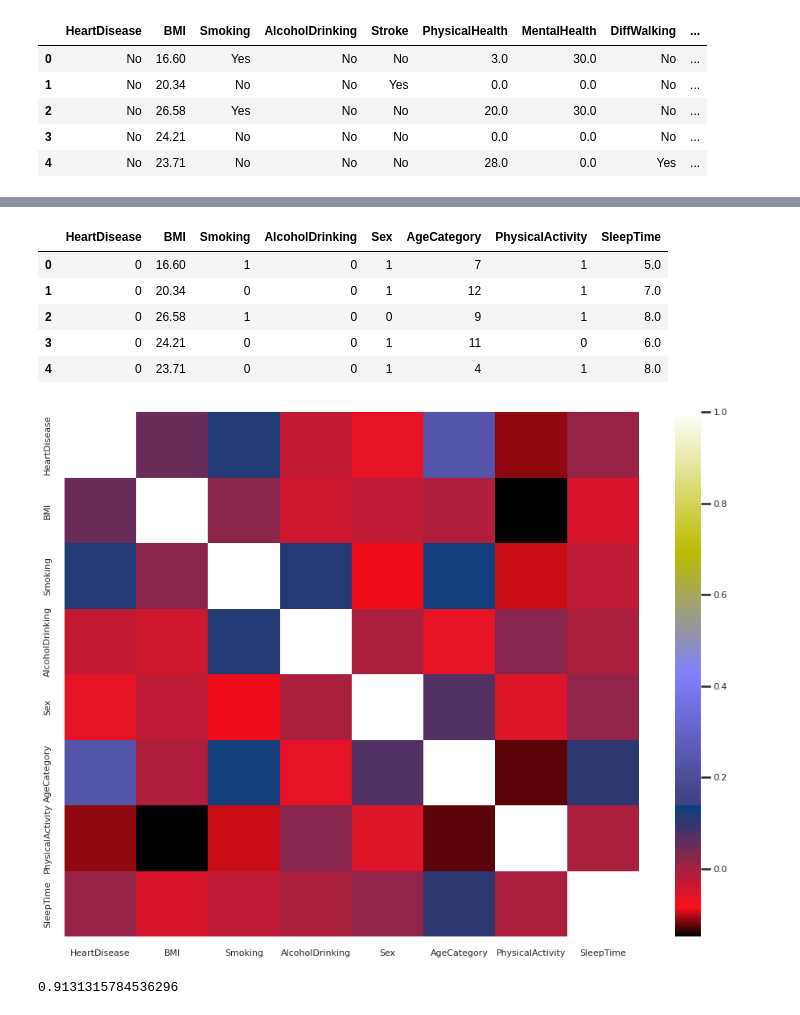
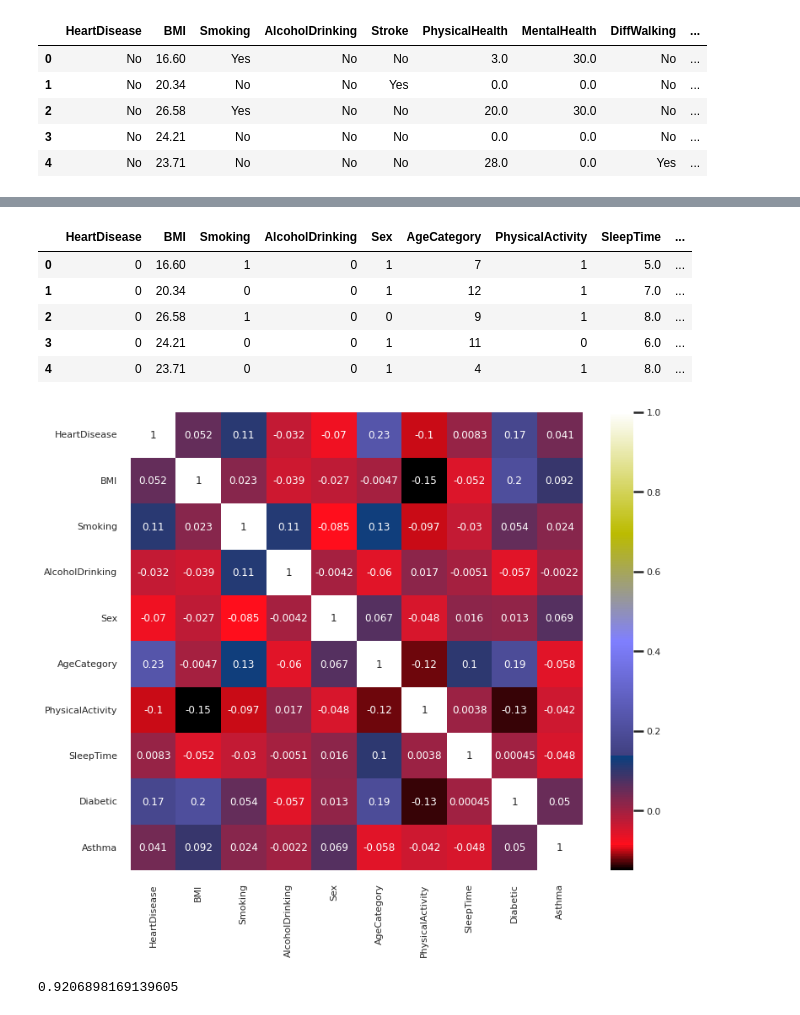
Before and after one commit to YacineSteeve/365_Days_of_Code, a Jupyter notebook: Yacine_B/machine_learning/classification_model.ipynb, the cells around one changed output, grey strips where cells are left out. Drawn from its saved outputs; the diff is of its cells as text; code cells hidden in the pictures.

```diff
--- a/Yacine_B/machine_learning/classification_model.ipynb
+++ b/Yacine_B/machine_learning/classification_model.ipynb
@@ -19,6 +20,6 @@ dataset.head()
 | 3 | No | 24.21 | No | No | No | 0.0 | 0.0 | No | ... |
 | 4 | No | 23.71 | No | No | No | 28.0 | 0.0 | Yes | ... |
 # %%
-dataset = dataset[["HeartDisease", "BMI", "Smoking", "AlcoholDrinking", "Sex", "AgeCategory", "PhysicalActivity", "SleepTime"]]
+dataset = dataset[["HeartDisease", "BMI", "Smoking", "AlcoholDrinking", "Sex", "AgeCategory", "PhysicalActivity", "SleepTime", "Diabetic", "Asthma"]]
 dataset.head()
 # %% [output]
@@ -31,3 +31,0 @@ dataset.head()
-# %%
-dataset = dataset.iloc[:dataset.shape[0]//3, :]
-dataset.shape
@@ -72,24 +68,27 @@ for i in range(3):
 # %%
 data = dataset.copy()
 
-for feature in ["HeartDisease", "Smoking", "AlcoholDrinking", "PhysicalActivity"]:
-    data[feature] = data[feature].replace({"Yes": 1, "No": 0})
+yes_no_columns = ["HeartDisease", "Smoking", "AlcoholDrinking", "PhysicalActivity", "Asthma"]
+
+for column in yes_no_columns:
+    data[column] = data[column].replace({"Yes": 1, "No": 0})
 
 data["Sex"] = data["Sex"].replace({"Female": 1, "Male": 0})
 data["AgeCategory"] = data["AgeCategory"].astype("category").cat.codes
+data["Diabetic"] = data["Diabetic"].astype("category").cat.codes
 
 data.head()
 # %% [output]
-|  | HeartDisease | BMI | Smoking | AlcoholDrinking | Sex | AgeCategory | PhysicalActivity | SleepTime |
-| 0 | 0 | 16.60 | 1 | 0 | 1 | 7 | 1 | 5.0 |
-| 1 | 0 | 20.34 | 0 | 0 | 1 | 12 | 1 | 7.0 |
-| 2 | 0 | 26.58 | 1 | 0 | 0 | 9 | 1 | 8.0 |
-| 3 | 0 | 24.21 | 0 | 0 | 1 | 11 | 0 | 6.0 |
-| 4 | 0 | 23.71 | 0 | 0 | 1 | 4 | 1 | 8.0 |
+|  | HeartDisease | BMI | Smoking | AlcoholDrinking | Sex | AgeCategory | PhysicalActivity | SleepTime | ... |
+| 0 | 0 | 16.60 | 1 | 0 | 1 | 7 | 1 | 5.0 | ... |
+| 1 | 0 | 20.34 | 0 | 0 | 1 | 12 | 1 | 7.0 | ... |
+| 2 | 0 | 26.58 | 1 | 0 | 0 | 9 | 1 | 8.0 | ... |
+| 3 | 0 | 24.21 | 0 | 0 | 1 | 11 | 0 | 6.0 | ... |
+| 4 | 0 | 23.71 | 0 | 0 | 1 | 4 | 1 | 8.0 | ... |
 # %%
-plt.figure(figsize=(16, 12))
-sns.heatmap(data.corr(), cmap="gist_stern")
+plt.figure(figsize=(12, 10))
+sns.heatmap(data.corr(), cmap="gist_stern", annot=True)
 plt.show()
 # %% [output]
-[figure, old version]
+[figure, new version]
 # %%
@@ -100,5 +96,0 @@ class_model = SGDClassifier()
-# %%
-class_model.fit(training_features, training_target)
-class_model.score(training_features, training_target)
-# %% [output]
-0.9131315784536296
@@ -104,0 +99,5 @@ class_model.score(training_features, training_target)
+# %%
+classification_model.fit(X, y)
+classification_model.score(X, y)
+# %% [output]
+0.9206898169139605
```
Also changed, not shown: parts of 9 cells of this notebook.
